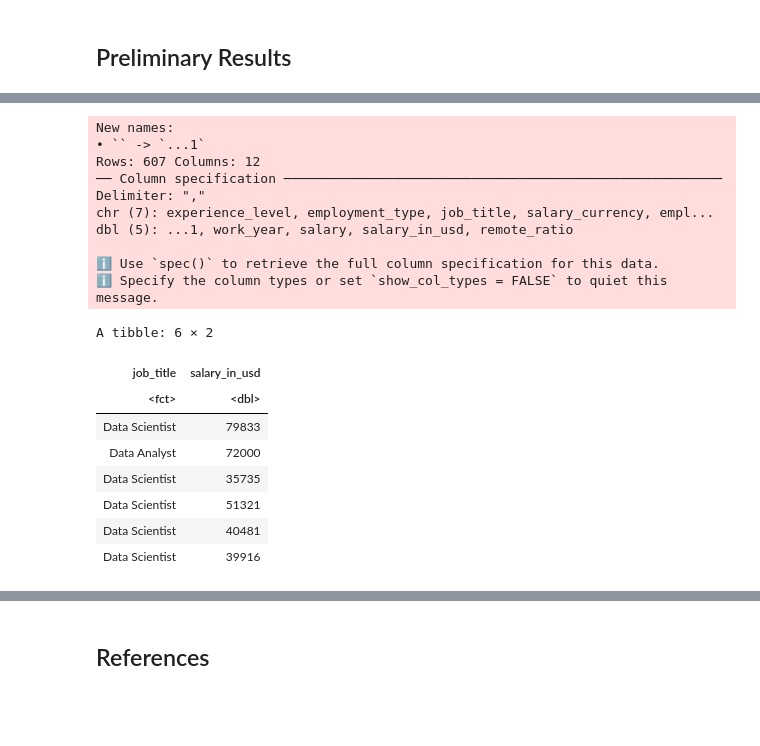
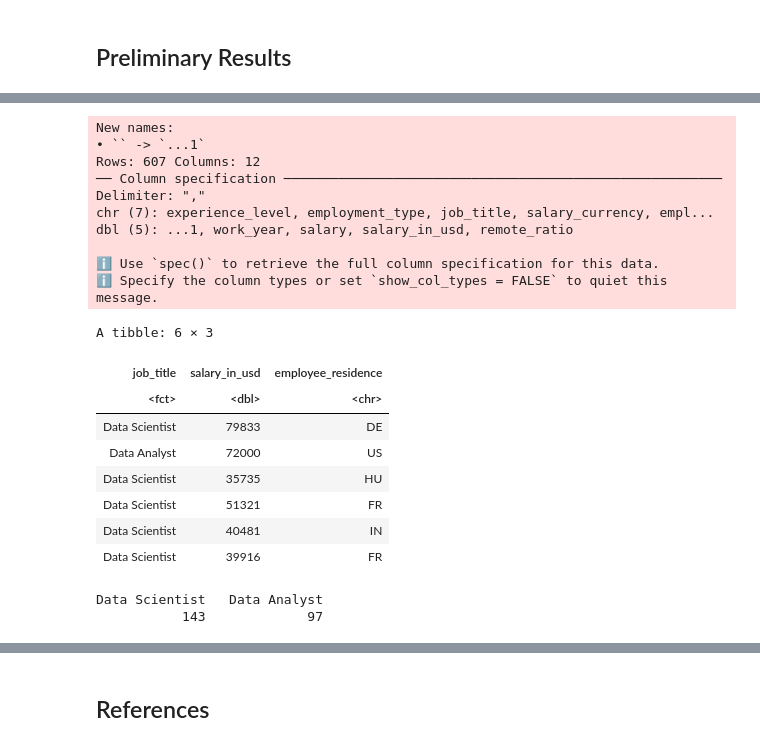
Before and after one commit to aaryan-rampal/stat-201-project, a Jupyter notebook: proposal.ipynb, the cells around one changed output, grey strips where cells are left out. Cells and saved outputs as stored; diff of their text form; code cells hidden in the pictures; blank space fills up the shorter version.

```diff
--- a/proposal.ipynb
+++ b/proposal.ipynb
@@ -39,41 +35,45 @@ ERROR: Error in library(latex2exp): there is no package called ‘latex2exp’
 set.seed = 4850
 # %%
 # read data file
-data <- read_csv("data//ds_salaries.csv")
+data_og <- read_csv("data//ds_salaries.csv")
 
 # clean up columns
-data <- data |>
+data <- data_og |>
     mutate(id = ...1) |>
-    select(-...1, job_title) |>
-    select(job_title, salary_in_usd) |>
+    select(-...1) |>
+    select(job_title, salary_in_usd, employee_residence) |>
     filter(!is.na(salary_in_usd),
            # SHOULD WE KEEP CA?
-           #employee_residence == "CA" &
-           job_title == "Data Analyst" | job_title == "Data Scientist") |>
+           # (employee_residence == "CA" | employee_residence == "US") &
+           (job_title == "Data Analyst" | job_title == "Data Scientist")) |>
     mutate(job_title = as_factor(job_title))
 
 
 head(data, 6)
+
+table(select(data, job_title))
 # %% [output]
 New names:
 • `` -> `...1`
 Rows: 607 Columns: 12
 ── Column specification ────────────────────────────────────────────────────────
 Delimiter: ","
 chr (7): experience_level, employment_type, job_title, salary_currency, empl...
 dbl (5): ...1, work_year, salary, salary_in_usd, remote_ratio
 
 ℹ Use `spec()` to retrieve the full column specification for this data.
 ℹ Specify the column types or set `show_col_types = FALSE` to quiet this message.
-A tibble: 6 × 2
+A tibble: 6 × 3
-| job_title | salary_in_usd |
-| <fct> | <dbl> |
-| Data Scientist | 79833 |
-| Data Analyst | 72000 |
-| Data Scientist | 35735 |
-| Data Scientist | 51321 |
-| Data Scientist | 40481 |
-| Data Scientist | 39916 |
+| job_title | salary_in_usd | employee_residence |
+| <fct> | <dbl> | <chr> |
+| Data Scientist | 79833 | DE |
+| Data Analyst | 72000 | US |
+| Data Scientist | 35735 | HU |
+| Data Scientist | 51321 | FR |
+| Data Scientist | 40481 | IN |
+| Data Scientist | 39916 | FR |
+Data Scientist   Data Analyst
+           143             97
 # %%
 options(repr.plot.height = 8, repr.plot.width = 10)
 
```
Also changed, not shown: parts of 10 cells of this notebook.
